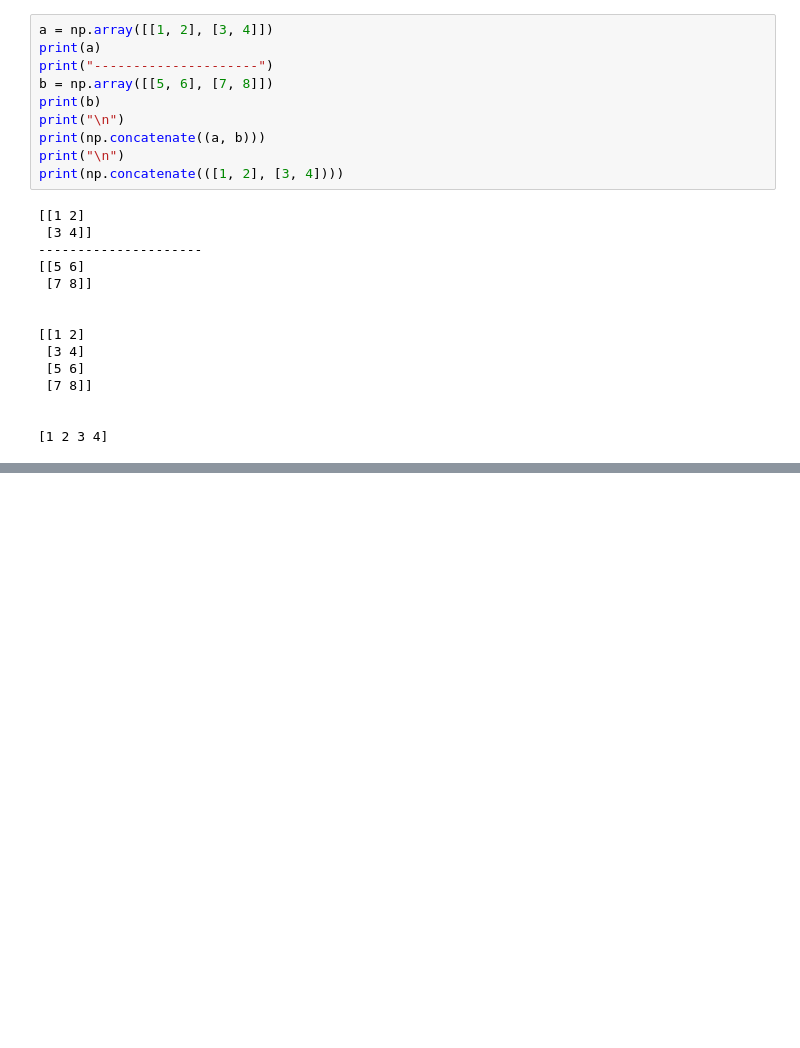
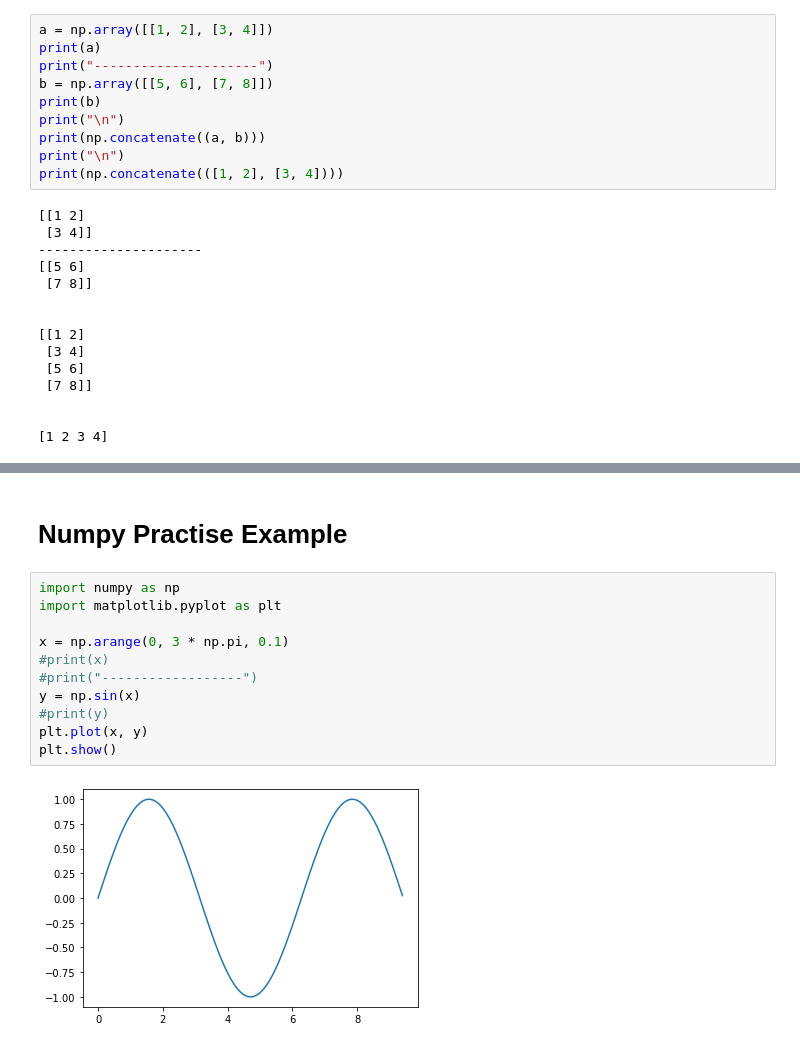
Before and after one commit to chen-qian-dan/Codes_Numpy, a Jupyter notebook: Numpy_demo_2.ipynb, the cells around one changed output, grey strips where cells are left out. Drawn from its saved outputs; the diff is of its cells as text; blank space fills up the shorter version.

```diff
--- a/Numpy_demo_2.ipynb
+++ b/Numpy_demo_2.ipynb
@@ -307,0 +448,15 @@ print(np.concatenate(([1, 2], [3, 4])))
+# %% [markdown]
+# Numpy Practise Example
+# %%
+import numpy as np
+import matplotlib.pyplot as plt
+
+x = np.arange(0, 3 * np.pi, 0.1)
+#print(x)
+#print("------------------")
+y = np.sin(x)
+#print(y)
+plt.plot(x, y)
+plt.show()
+# %% [output]
+[figure, added]
```
Also changed, not shown: parts of 21 cells of this notebook.
